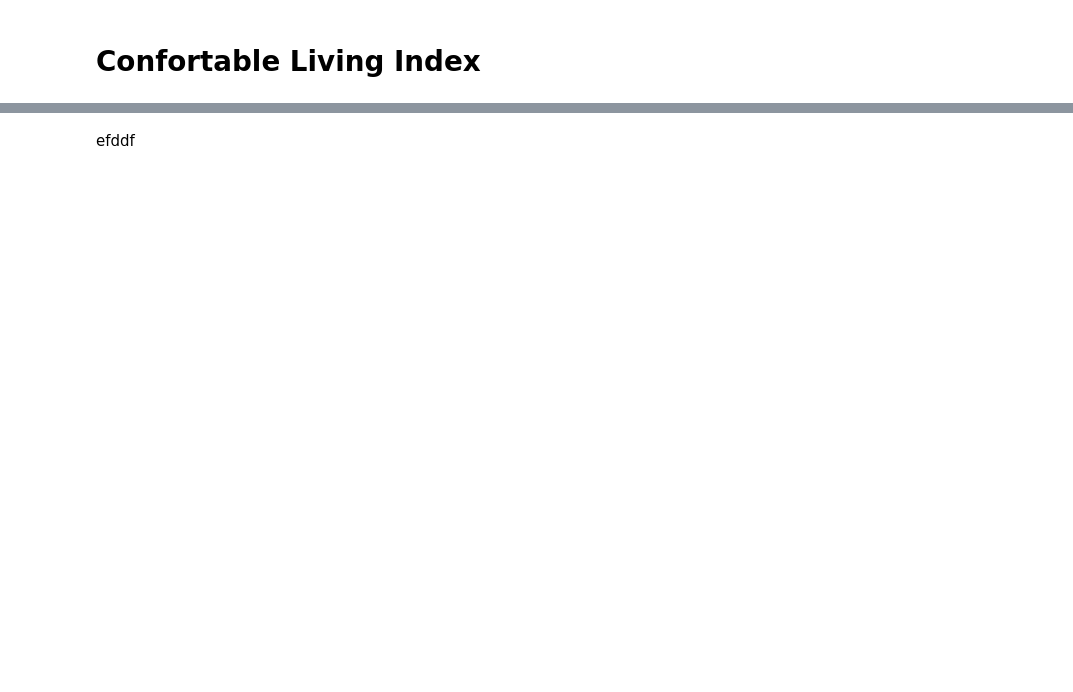
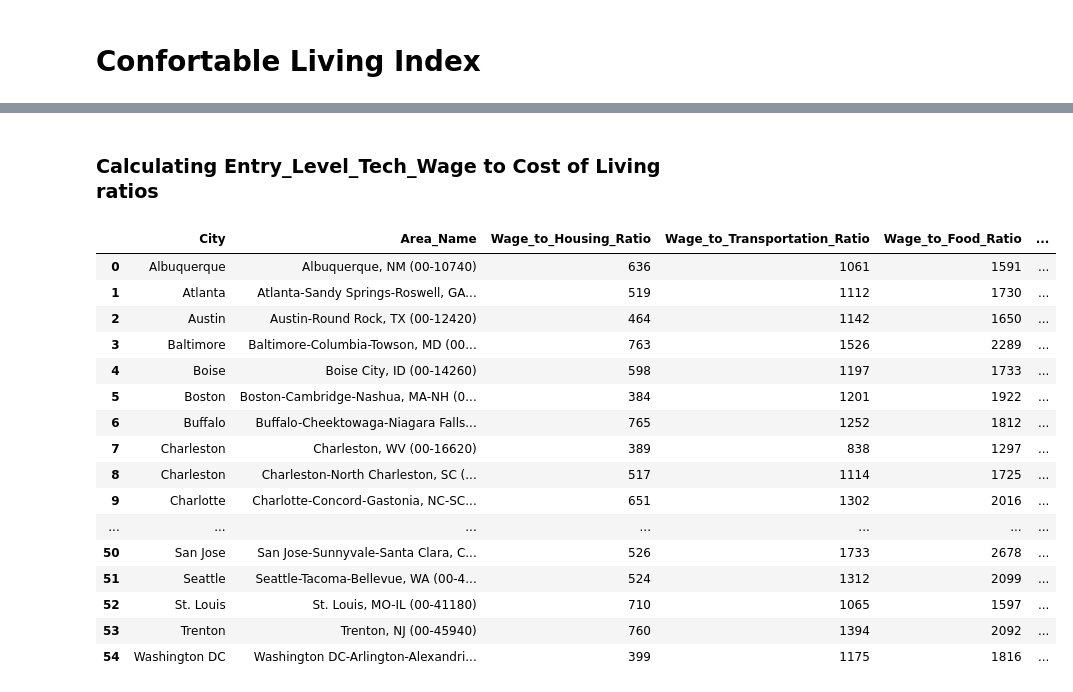
Before and after one commit to Makster04/Phase_3_Project, a Jupyter notebook: Notebook.ipynb, the cells around one changed output, grey strips where cells are left out. Saved outputs shown, nothing was run; the diff lists cells and outputs as text; code cells hidden in the pictures; blank space fills up the shorter version.

```diff
--- a/Notebook.ipynb
+++ b/Notebook.ipynb
@@ -301,2 +246,68 @@ CR
-# %% [markdown]
-efddf
+# %% [markdown]
+### Calculating Entry_Level_Tech_Wage to Cost of Living ratios
+# %%
+import pandas as pd
+import sqlite3
+
+# Load the datasets
+Entry_Level_Wage = pd.read_excel("Final_Tech_Data.xlsx")
+COL = pd.read_excel("Forbes_Cost_of_Living.xlsx")
+
+# Drop unnecessary columns from Entry_Level_Wage
+Entry_Level_Wage.drop(['Employment_Total', 'Employment_per_1k_jobs', 'Location_Quotient', 'Average_7_Year_Growth_Rate'], axis=1, inplace=True)
+
+# Standardize column names for easier SQL usage
+COL.rename(columns={"Housing ($)": "Housing", "Transportation ($)": "Transportation",
+                    "Food ($)": "Food", "Entertainment ($)": "Entertainment", "Healthcare ($)": "Healthcare"}, inplace=True)
+
+# Create an in-memory SQLite database
+conn = sqlite3.connect(":memory:")
+
+# Load the DataFrames into SQLite
+Entry_Level_Wage.to_sql("Tech_Wages", conn, if_exists="replace", index=False)
+COL.to_sql("Cost_Living", conn, if_exists="replace", index=False)
+
+# SQL query to calculate the ratios
+query = """
+SELECT Cost_Living.City, Tech_Wages.Area_Name,
+    (Tech_Wages.Entry_Level_Tech_Wage * 12 / Cost_Living.Housing) AS Wage_to_Housing_Ratio,
+    (Tech_Wages.Entry_Level_Tech_Wage * 12 / Cost_Living.Transportation) AS Wage_to_Transportation_Ratio,
+    (Tech_Wages.Entry_Level_Tech_Wage * 12 / Cost_Living.Food) AS Wage_to_Food_Ratio,
+    (Tech_Wages.Entry_Level_Tech_Wage * 12 / Cost_Living.Entertainment) AS Wage_to_Entertainment_Ratio,
+    (Tech_Wages.Entry_Level_Tech_Wage * 12 / Cost_Living.Healthcare) AS Wage_to_Healthcare_Ratio
+FROM Tech_Wages
+JOIN Cost_Living
+ON Tech_Wages.Area_Name LIKE '%' || Cost_Living.City || '%'
+GROUP BY Tech_Wages.Area_Name
+"""
+
+# Execute query and store the result in a DataFrame
+result_df = pd.read_sql(query, conn)
+
+# Close the SQLite connection
+conn.close()
+
+# Display results
+result_df.head()
+
+# Optionally, save the result to an Excel file
+result_df.to_excel("Tech_Wage_Ratios.xlsx", index=False)
+result_df
+# %% [output]
+|  | City | Area_Name | Wage_to_Housing_Ratio | Wage_to_Transportation_Ratio | Wage_to_Food_Ratio | ... |
+| 0 | Albuquerque | Albuquerque, NM (00-10740) | 636 | 1061 | 1591 | ... |
+| 1 | Atlanta | Atlanta-Sandy Springs-Roswell, GA... | 519 | 1112 | 1730 | ... |
+| 2 | Austin | Austin-Round Rock, TX (00-12420) | 464 | 1142 | 1650 | ... |
+| 3 | Baltimore | Baltimore-Columbia-Towson, MD (00... | 763 | 1526 | 2289 | ... |
+| 4 | Boise | Boise City, ID (00-14260) | 598 | 1197 | 1733 | ... |
+| 5 | Boston | Boston-Cambridge-Nashua, MA-NH (0... | 384 | 1201 | 1922 | ... |
+| 6 | Buffalo | Buffalo-Cheektowaga-Niagara Falls... | 765 | 1252 | 1812 | ... |
+| 7 | Charleston | Charleston, WV (00-16620) | 389 | 838 | 1297 | ... |
+| 8 | Charleston | Charleston-North Charleston, SC (... | 517 | 1114 | 1725 | ... |
+| 9 | Charlotte | Charlotte-Concord-Gastonia, NC-SC... | 651 | 1302 | 2016 | ... |
+| ... | ... | ... | ... | ... | ... | ... |
+| 50 | San Jose | San Jose-Sunnyvale-Santa Clara, C... | 526 | 1733 | 2678 | ... |
+| 51 | Seattle | Seattle-Tacoma-Bellevue, WA (00-4... | 524 | 1312 | 2099 | ... |
+| 52 | St. Louis | St. Louis, MO-IL (00-41180) | 710 | 1065 | 1597 | ... |
+| 53 | Trenton | Trenton, NJ (00-45940) | 760 | 1394 | 2092 | ... |
+| 54 | Washington DC | Washington DC-Arlington-Alexandri... | 399 | 1175 | 1816 | ... |
```
Also changed, not shown: parts of 13 cells of this notebook, 11 other files.
